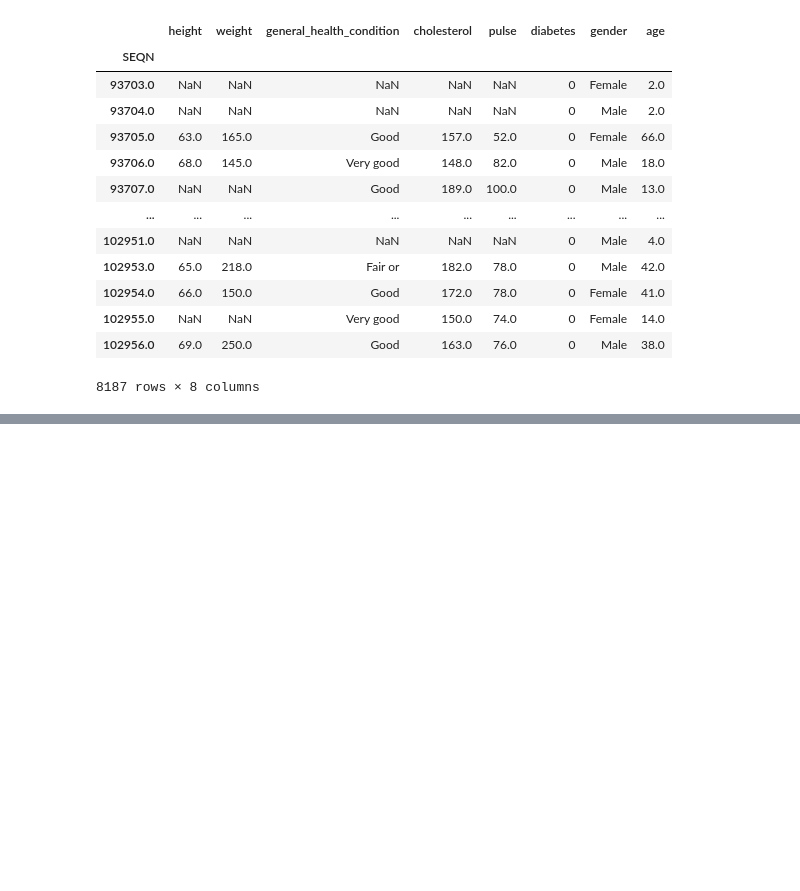
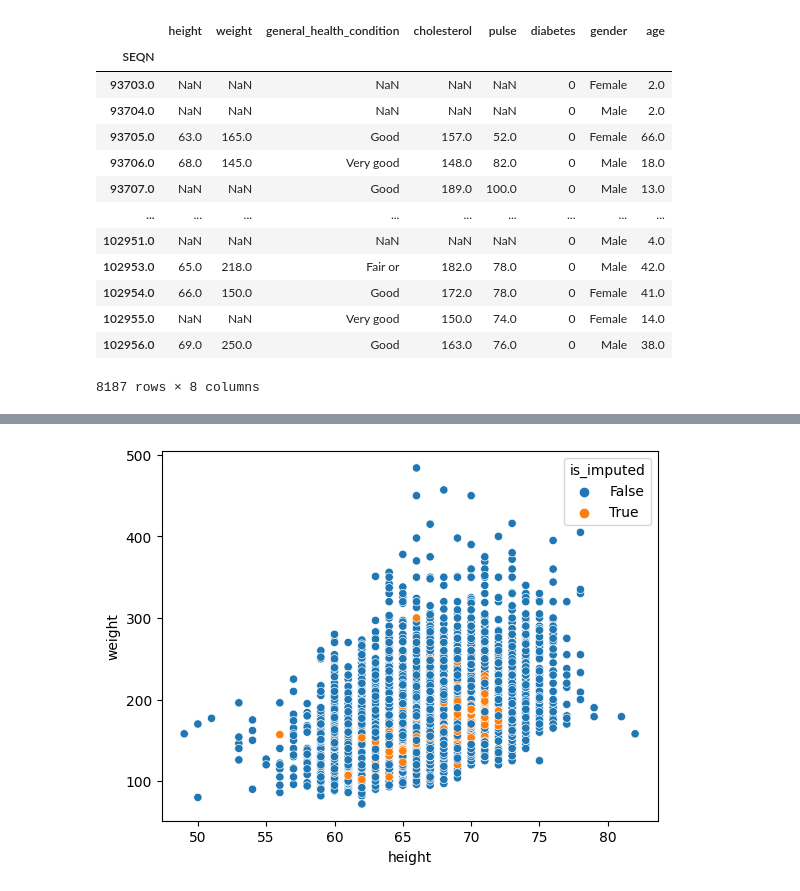
Before and after one commit to Juanipis/IA-EIA, a Jupyter notebook: data_engineer/Imputación de datos nulos.ipynb, the cells around one changed output, grey strips where cells are left out. Cells and saved outputs as stored; diff of their text form; code cells hidden in the pictures; blank space fills up the shorter version.

```diff
--- a/data_engineer/Imputación de datos nulos.ipynb
+++ b/data_engineer/Imputación de datos nulos.ipynb
@@ -396,0 +576,4 @@ nhanes_df.describe(include='all')
+# %%
+mice_imputer = sklearn.impute.IterativeImputer(estimator=RandomForestRegressor(), initial_strategy="mean", max_iter=10)
+nhanes_mice_df = pd.DataFrame(mice_imputer.fit_transform(nhanes_transformed_df).round(), columns = nhanes_transformed_df.columns, index = nhanes_transformed_df.index)
+nhanes_mice_df.info()
@@ -396,0 +598,4 @@ nhanes_df.describe(include='all')
+# %%
+# Shadow matrix
+mice_imputer_shadow_matrix = pd.concat([nhanes_mice_df, nhanes_df.missing.create_shadow_matrix(True,False, suffix='_imp')],axis=1)
+mice_imputer_shadow_matrix
@@ -396,0 +617,5 @@ nhanes_df.describe(include='all')
+# %%
+mice_imputer_shadow_matrix.missing.scatter_imputation_plot(x='height', y='weight')
+plt.show()
+# %% [output]
+[figure, added]
```
Also changed, not shown: parts of 21 cells of this notebook.
